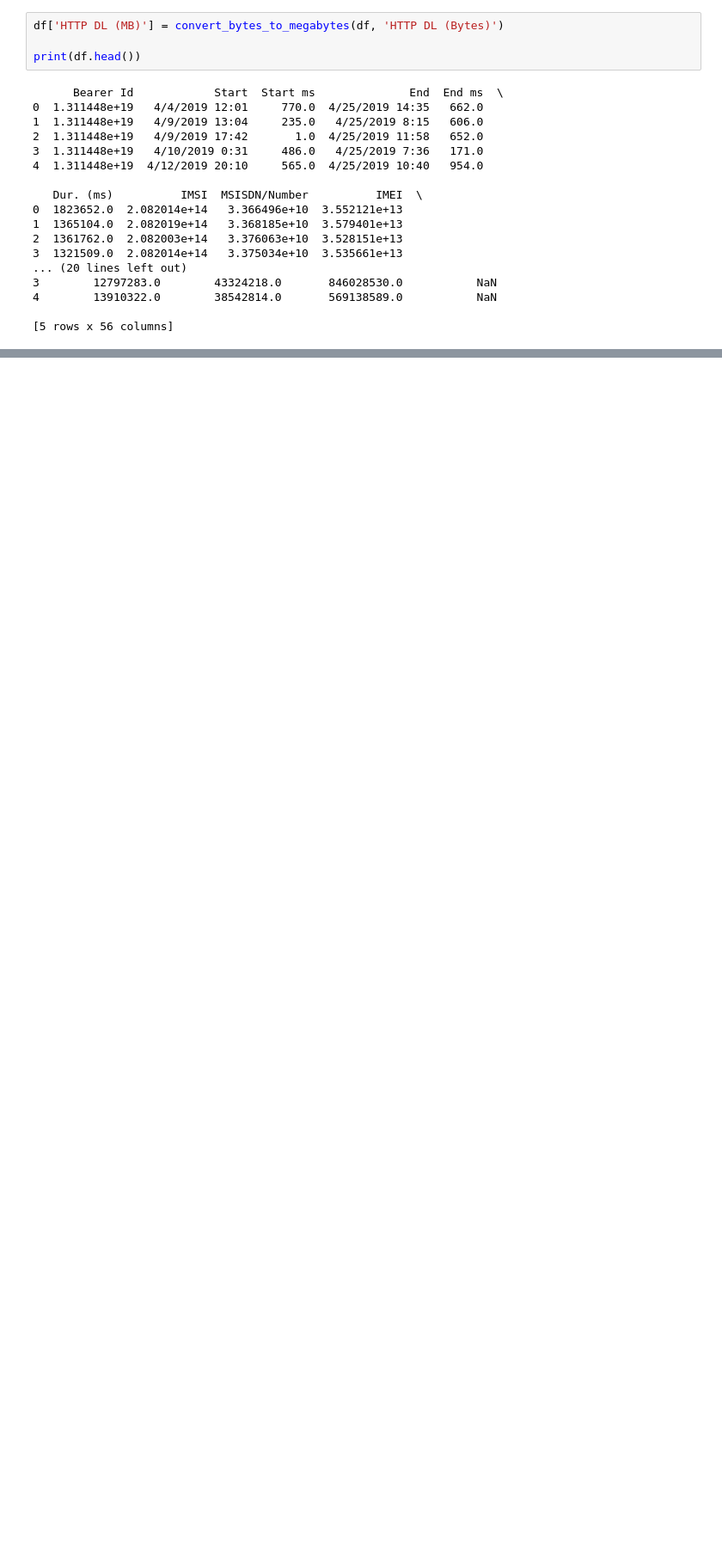
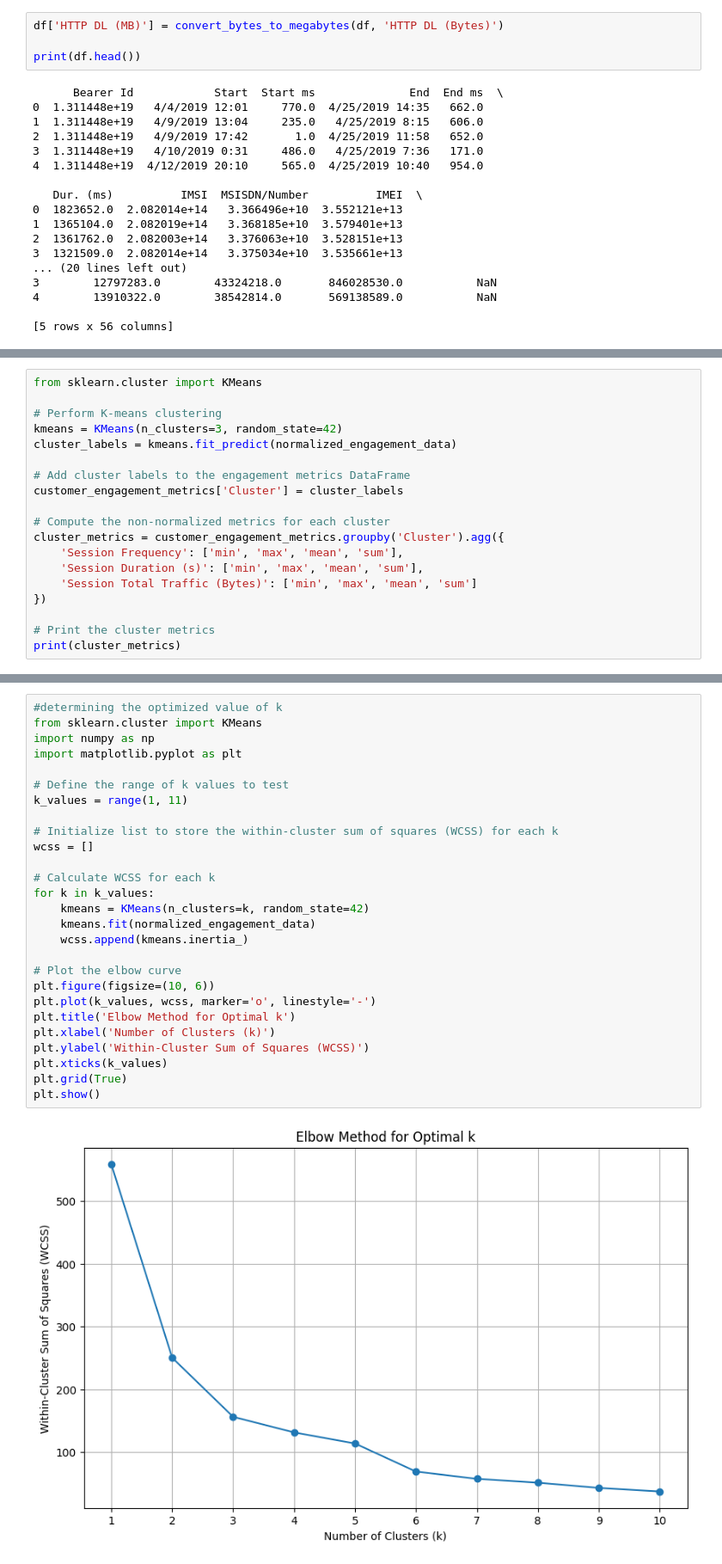
Before and after one commit to juniorworku/telecom-user-behavior-analysis, a Jupyter notebook: notebooks/user_engage_analysis.ipynb, the cells around one changed output, grey strips where cells are left out. Shown: that part at 86% size. Drawn from its saved outputs; the diff is of its cells as text; blank space fills up the shorter version.

Commit message:
user engage further analysis

```diff
--- a/notebooks/user_engage_analysis.ipynb
+++ b/notebooks/user_engage_analysis.ipynb
@@ -184,0 +182,19 @@ print(normalized_engagement_data)
+# %%
+from sklearn.cluster import KMeans
+
+# Perform K-means clustering
+kmeans = KMeans(n_clusters=3, random_state=42)
+cluster_labels = kmeans.fit_predict(normalized_engagement_data)
+
+# Add cluster labels to the engagement metrics DataFrame
+customer_engagement_metrics['Cluster'] = cluster_labels
+
+# Compute the non-normalized metrics for each cluster
+cluster_metrics = customer_engagement_metrics.groupby('Cluster').agg({
+    'Session Frequency': ['min', 'max', 'mean', 'sum'],
+    'Session Duration (s)': ['min', 'max', 'mean', 'sum'],
+    'Session Total Traffic (Bytes)': ['min', 'max', 'mean', 'sum']
+})
+
+# Print the cluster metrics
+print(cluster_metrics)
@@ -184,0 +291,29 @@ print(normalized_engagement_data)
+# %%
+#determining the optimized value of k
+from sklearn.cluster import KMeans
+import numpy as np
+import matplotlib.pyplot as plt
+
+# Define the range of k values to test
+k_values = range(1, 11)
+
+# Initialize list to store the within-cluster sum of squares (WCSS) for each k
+wcss = []
+
+# Calculate WCSS for each k
+for k in k_values:
+    kmeans = KMeans(n_clusters=k, random_state=42)
+    kmeans.fit(normalized_engagement_data)
+    wcss.append(kmeans.inertia_)
+
+# Plot the elbow curve
+plt.figure(figsize=(10, 6))
+plt.plot(k_values, wcss, marker='o', linestyle='-')
+plt.title('Elbow Method for Optimal k')
+plt.xlabel('Number of Clusters (k)')
+plt.ylabel('Within-Cluster Sum of Squares (WCSS)')
+plt.xticks(k_values)
+plt.grid(True)
+plt.show()
+# %% [output]
+[figure, added]
```
Also changed, not shown: parts of 5 cells of this notebook.
